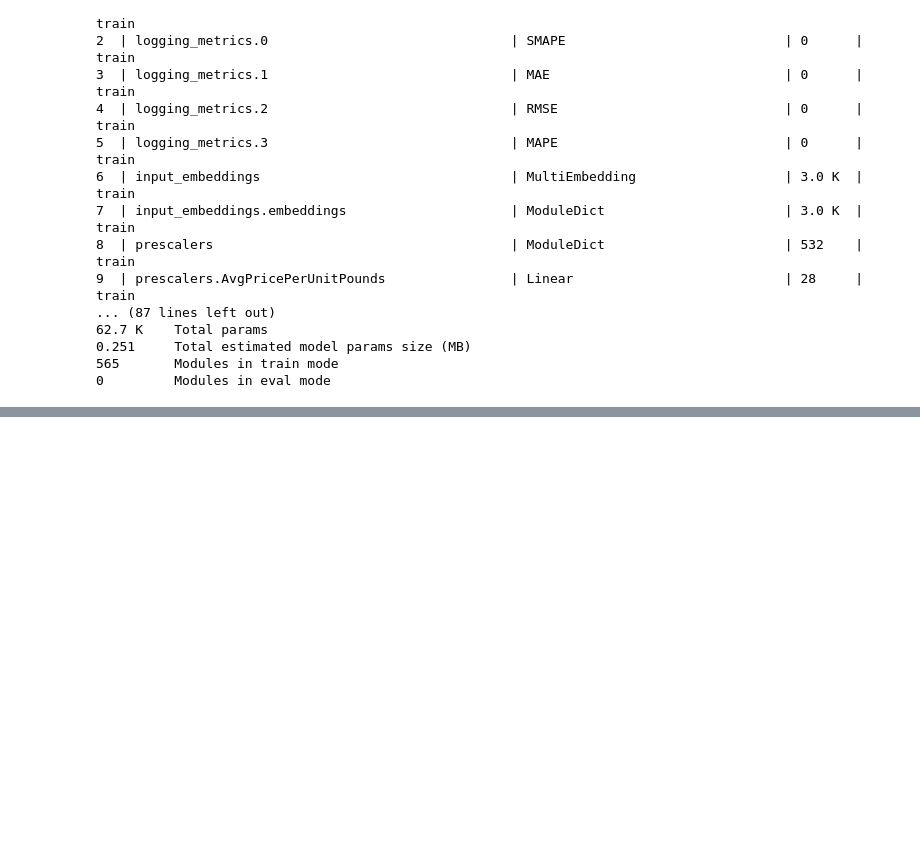
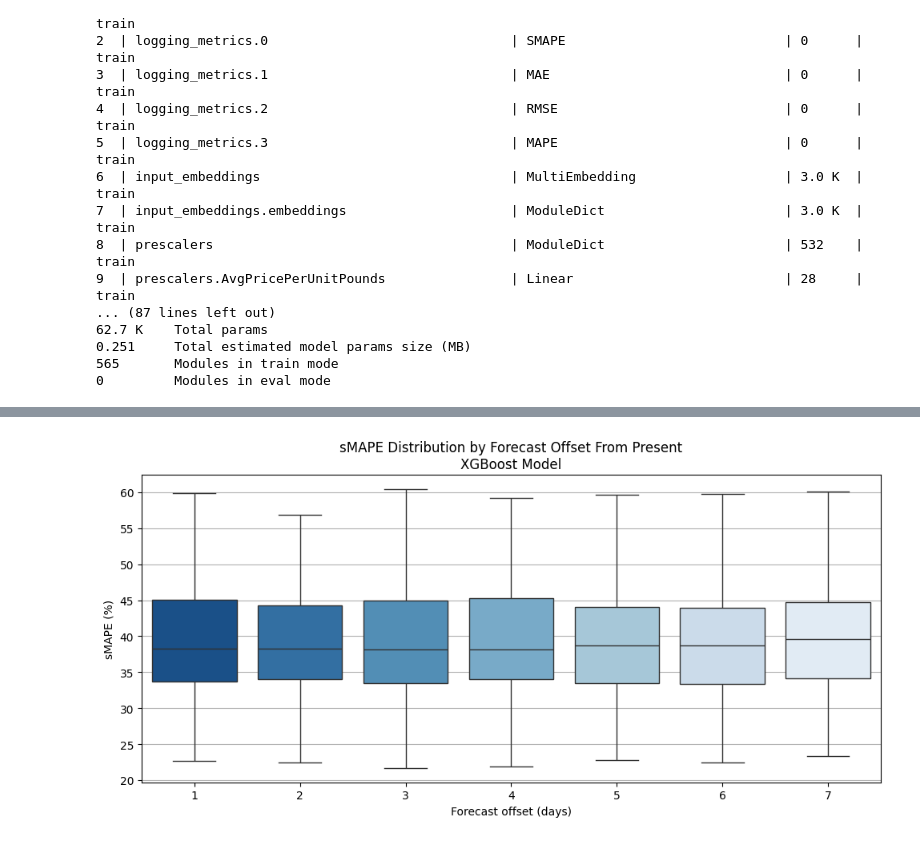
Before and after one commit to luizvalle/ieor4578_project2, a Jupyter notebook: notebooks/tft/tft_exploration4.ipynb, the cells around one changed output, grey strips where cells are left out. Saved outputs shown, nothing was run; the diff lists cells and outputs as text; code cells hidden in the pictures; blank space fills up the shorter version.

Commit message:
Add TFT evaluation code

```diff
--- a/notebooks/tft/tft_exploration4.ipynb
+++ b/notebooks/tft/tft_exploration4.ipynb
@@ -424,8 +428,12 @@ trainer.fit(tft, train_dataloader, val_and_test_dataloader)
 # %% [markdown]
 ## Evaluate the model
 # %%
+checkpoint_path = './checkpoints/best-tft-epoch=232-train_loss_epoch=3.2616.ckpt'  # Add value to load from a specific directory
+if not checkpoint_path:
+    checkpoint_path = checkpoint_callback.best_model_path
+
 best_model = TemporalFusionTransformer.load_from_checkpoint(
-    checkpoint_callback.best_model_path
+    checkpoint_path
 )
 # %%
 summary = summarize(best_model, max_depth=2)
@@ -450,0 +797,10 @@ print(summary)
+# %%
+last_date = tft_df["Date"].max()
+evaluation_start_date = last_date - timedelta(days=60)
+
+# Run the forecast function
+forecast_matrix = forecast_all_products_matrix(
+    model=best_model,
+    full_context_df=tft_df,
+    evaluation_start_date=evaluation_start_date
+)
@@ -450,0 +856,3 @@ print(summary)
+# %%
+smape_df = compute_smape_matrix_by_product(forecast_matrix)
+smape_df
@@ -450,0 +873,25 @@ print(summary)
+# %%
+# Convert wide-format sMAPE matrix to long format
+smape_long_df = smape_df.melt(id_vars="Product",
+                               var_name="Horizon",
+                               value_name="sMAPE")
+
+# Extract numeric horizon and sort
+smape_long_df["Horizon"] = smape_long_df["Horizon"].str.replace("Horizon_", "").astype(int)
+
+# Create a shades-of-blue palette from dark to light (reversed Blues)
+palette = sns.color_palette("Blues", n_colors=7)[::-1]  # darkest first
+
+# Plot
+fig, ax = plt.subplots(figsize=(10, 5))
+sns.boxplot(data=smape_long_df, x="Horizon", y="sMAPE", palette=palette, showfliers=False, ax=ax)
+
+ax.set_title("sMAPE Distribution by Forecast Offset From Present\nXGBoost Model")
+ax.set_xlabel("Forecast offset (days)")
+ax.set_ylabel("sMAPE (%)")
+ax.yaxis.grid(True)
+
+plt.tight_layout()
+plt.show()
+# %% [output]
+[figure, added]
```
Also changed, not shown: parts of 32 cells of this notebook.
